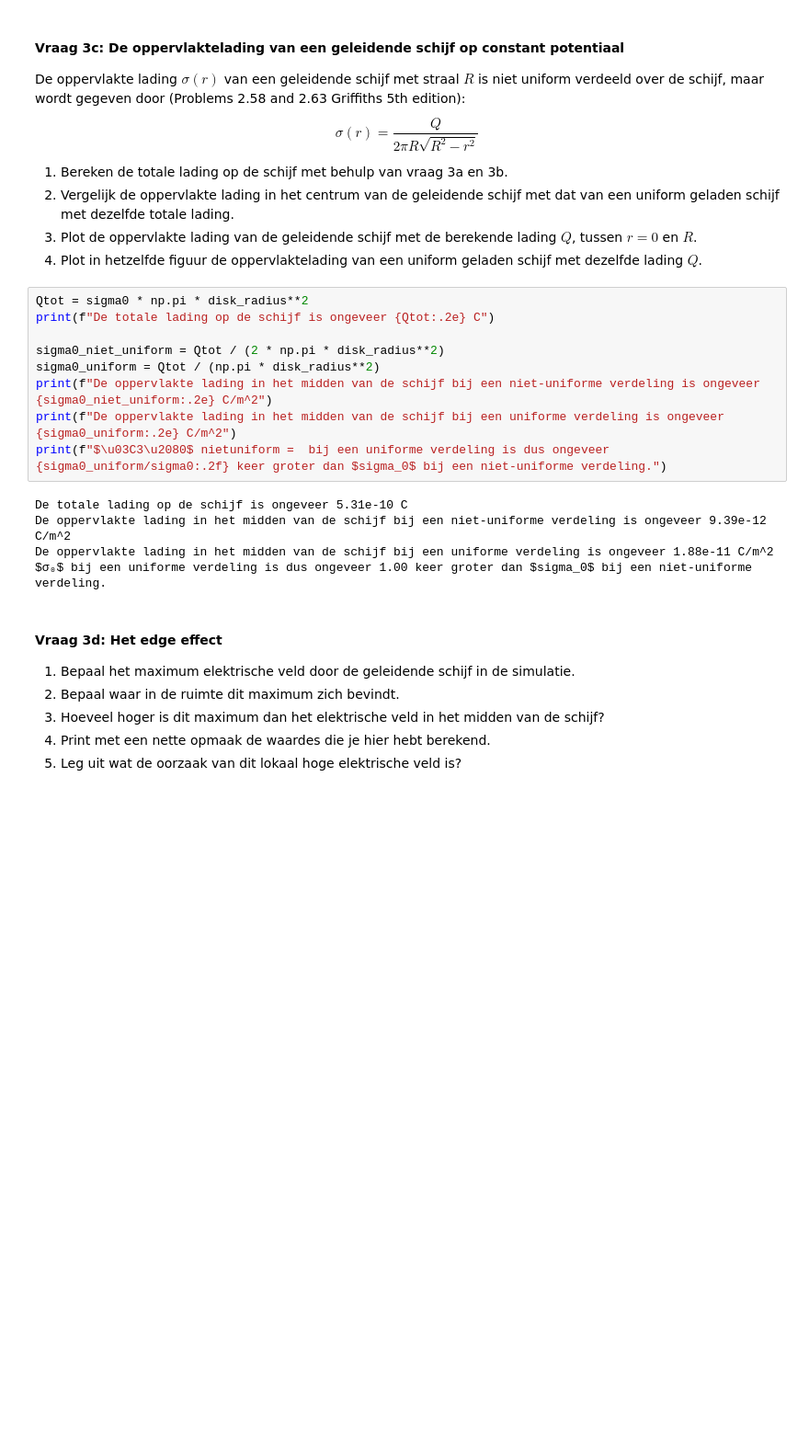
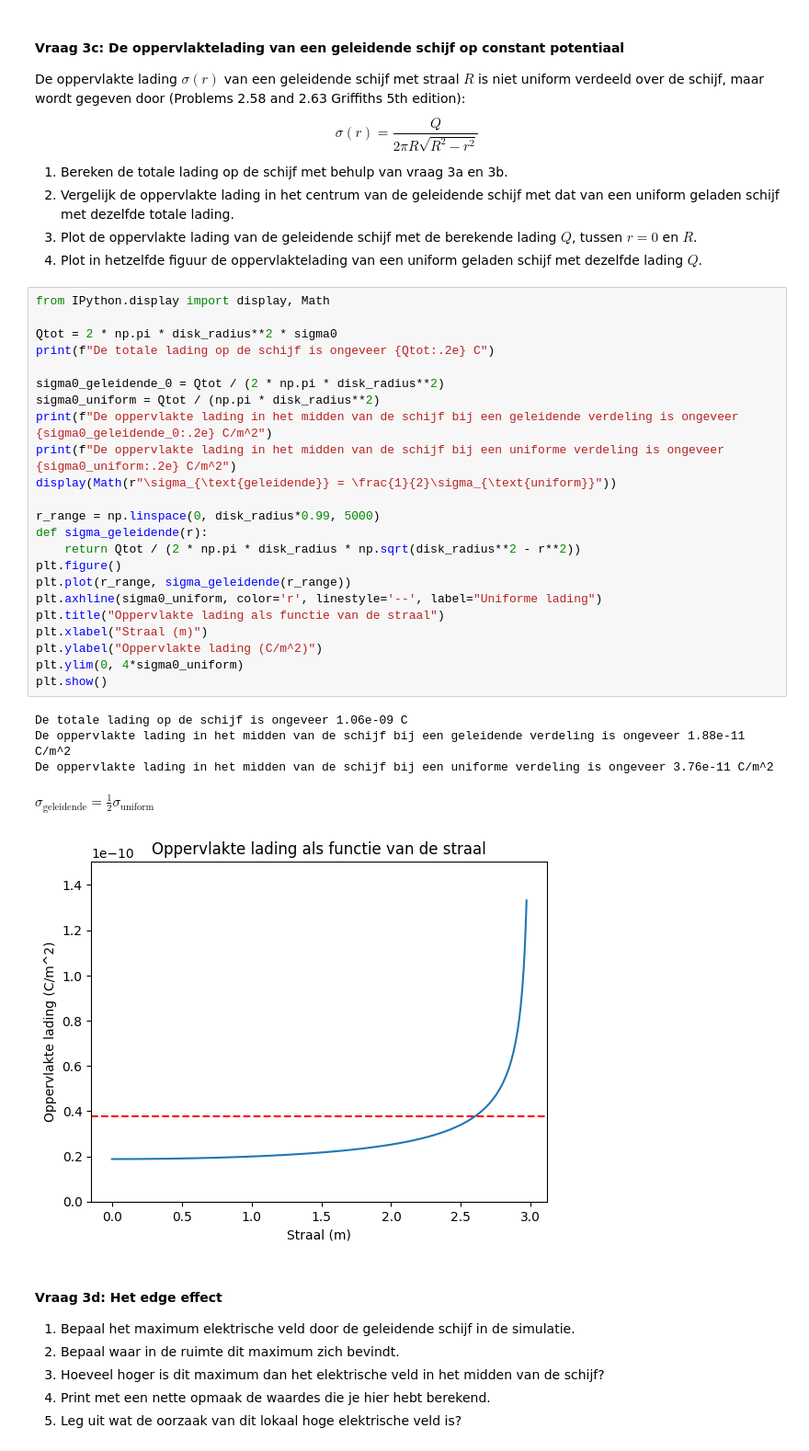
Before and after one commit to Tpalders/opdrachten-DEF-D, a Jupyter notebook: DigitaleOntwerpopdrachten/1CondensatorOpdracht/CondensatorOntwerpopdracht.ipynb, the cells around one changed output. Shown at 92% size. Cells and saved outputs as stored; diff of their text form; blank space fills up the shorter version.

```diff
--- a/DigitaleOntwerpopdrachten/1CondensatorOpdracht/CondensatorOntwerpopdracht.ipynb
+++ b/DigitaleOntwerpopdrachten/1CondensatorOpdracht/CondensatorOntwerpopdracht.ipynb
@@ -315,20 +315,35 @@ $$\sigma(r) = \frac{Q}{2 \pi R \sqrt{R^2 - r^2}}$$
 2. Vergelijk de oppervlakte lading in het centrum van de geleidende schijf met dat van een uniform geladen schijf met dezelfde totale lading.
 3. Plot de oppervlakte lading van de geleidende schijf met de berekende lading $Q$, tussen $r = 0$ en $R$.
 4. Plot in hetzelfde figuur de oppervlaktelading van een uniform geladen schijf met dezelfde lading $Q$.
-# %%
-Qtot = sigma0 * np.pi * disk_radius**2
-print(f"De totale lading op de schijf is ongeveer {Qtot:.2e} C")
-
-sigma0_niet_uniform = Qtot / (2 * np.pi * disk_radius**2)
-sigma0_uniform = Qtot / (np.pi * disk_radius**2)
-print(f"De oppervlakte lading in het midden van de schijf bij een niet-uniforme verdeling is ongeveer {sigma0_niet_uniform:.2e} C/m^2")
-print(f"De oppervlakte lading in het midden van de schijf bij een uniforme verdeling is ongeveer {sigma0_uniform:.2e} C/m^2")
-print(f"$\u03C3\u2080$ nietuniform =  bij een uniforme verdeling is dus ongeveer {sigma0_uniform/sigma0:.2f} keer groter dan $sigma_0$ bij een niet-uniforme verdeling.")
-# %% [output]
-De totale lading op de schijf is ongeveer 5.31e-10 C
-De oppervlakte lading in het midden van de schijf bij een niet-uniforme verdeling is ongeveer 9.39e-12 C/m^2
-De oppervlakte lading in het midden van de schijf bij een uniforme verdeling is ongeveer 1.88e-11 C/m^2
-$σ₀$ bij een uniforme verdeling is dus ongeveer 1.00 keer groter dan $sigma_0$ bij een niet-uniforme verdeling.
+# %%
+from IPython.display import display, Math
+
+Qtot = 2 * np.pi * disk_radius**2 * sigma0
+print(f"De totale lading op de schijf is ongeveer {Qtot:.2e} C")
+
+sigma0_geleidende_0 = Qtot / (2 * np.pi * disk_radius**2)
+sigma0_uniform = Qtot / (np.pi * disk_radius**2)
+print(f"De oppervlakte lading in het midden van de schijf bij een geleidende verdeling is ongeveer {sigma0_geleidende_0:.2e} C/m^2")
+print(f"De oppervlakte lading in het midden van de schijf bij een uniforme verdeling is ongeveer {sigma0_uniform:.2e} C/m^2")
+display(Math(r"\sigma_{\text{geleidende}} = \frac{1}{2}\sigma_{\text{uniform}}"))
+
+r_range = np.linspace(0, disk_radius*0.99, 5000)
+def sigma_geleidende(r):
+    return Qtot / (2 * np.pi * disk_radius * np.sqrt(disk_radius**2 - r**2))
+plt.figure()
+plt.plot(r_range, sigma_geleidende(r_range))
+plt.axhline(sigma0_uniform, color='r', linestyle='--', label="Uniforme lading")
+plt.title("Oppervlakte lading als functie van de straal")
+plt.xlabel("Straal (m)")
+plt.ylabel("Oppervlakte lading (C/m^2)")
+plt.ylim(0, 4*sigma0_uniform)
+plt.show()
+# %% [output]
+De totale lading op de schijf is ongeveer 1.06e-09 C
+De oppervlakte lading in het midden van de schijf bij een geleidende verdeling is ongeveer 1.88e-11 C/m^2
+De oppervlakte lading in het midden van de schijf bij een uniforme verdeling is ongeveer 3.76e-11 C/m^2
+$\displaystyle \sigma_{\text{geleidende}} = \frac{1}{2}\sigma_{\text{uniform}}$
+[figure, added]
 # %% [markdown]
 #### Vraag 3d: Het edge effect
 
```
Also changed, not shown: parts of 1 cell of this notebook.
